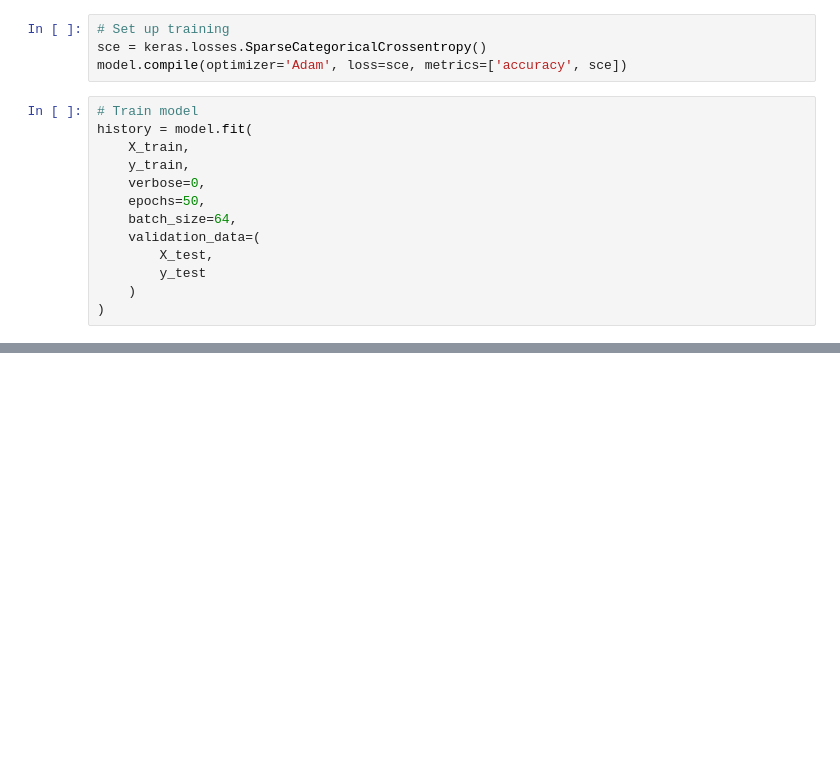
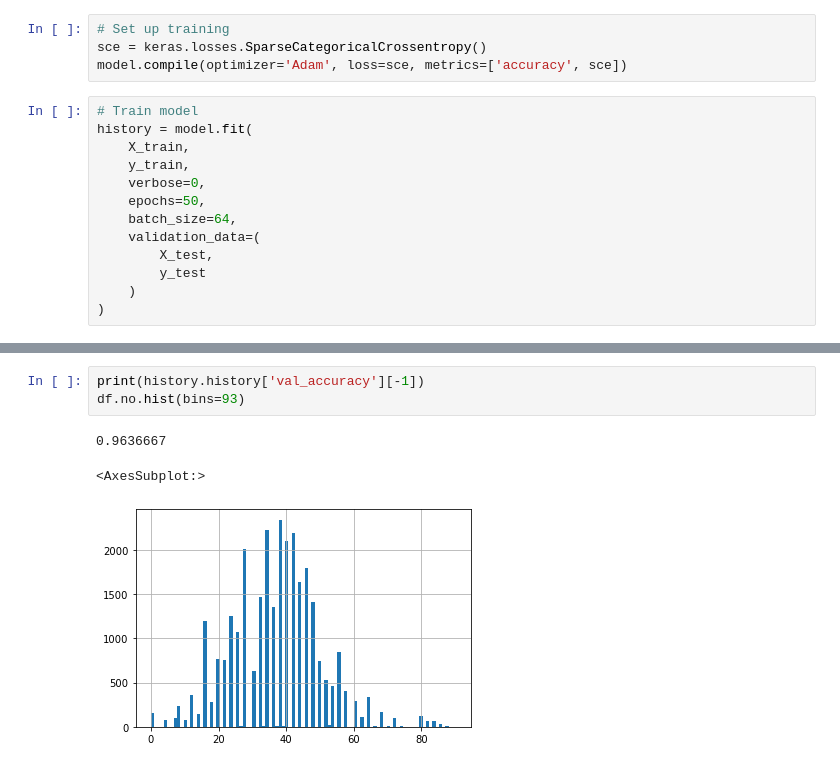
Before and after one commit to linus-md/REU, a Jupyter notebook: neural_count.ipynb, the cells around one changed output, grey strips where cells are left out. Drawn from its saved outputs; the diff is of its cells as text; blank space fills up the shorter version.

```diff
--- a/neural_count.ipynb
+++ b/neural_count.ipynb
@@ -80,0 +78,7 @@ for ax in axs.flat:
+# %%
+print(history.history['val_accuracy'][-1])
+df.no.hist(bins=93)
+# %% [output]
+0.9636667
+<AxesSubplot:>
+[figure, added]
```
Also changed, not shown: parts of 2 cells of this notebook.
